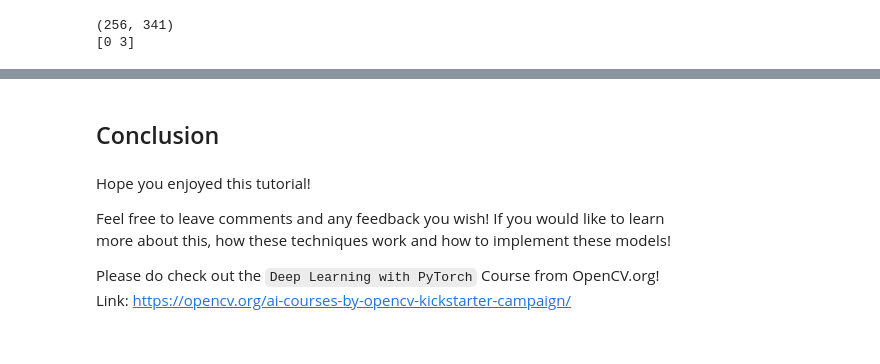
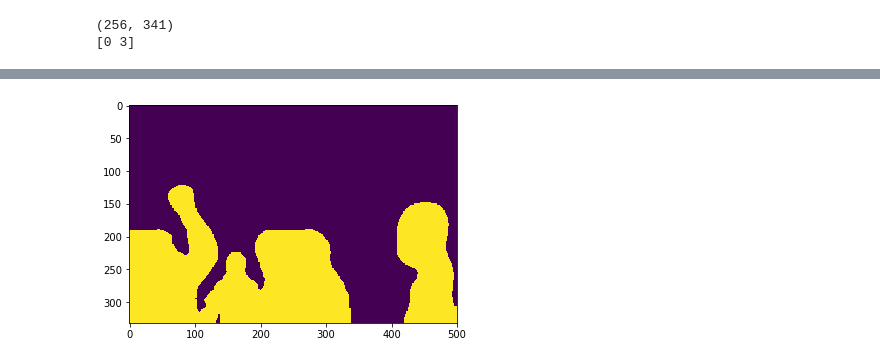
Before and after one commit to hrumst/ML, a Jupyter notebook: competition_7_pytorch.ipynb, the cells around one changed output, grey strips where cells are left out. Cells and saved outputs as stored; diff of their text form; code cells hidden in the pictures.

```diff
--- a/competition_7_pytorch.ipynb
+++ b/competition_7_pytorch.ipynb
@@ -335,10 +130,47 @@ plt.show()
-# %% [markdown]
-## Conclusion
-# %% [markdown]
-Hope you enjoyed this tutorial!
-
-Feel free to leave comments and any feedback you wish! If you would like to learn<br/>
-more about this, how these techniques work and how to implement these models!
-
-Please do check out the `Deep Learning with PyTorch` Course from OpenCV.org! <br/>
-Link: https://opencv.org/ai-courses-by-opencv-kickstarter-campaign/
+# %%
+PERSON_CLASS_ID = 15
+
+def get_person_mask(img_path):
+    image = Image.open(img_path).convert('RGB')
+    w, h = image.size
+    inp = trf(image).unsqueeze(0)
+    out = fcn(inp)['out']
+
+
+    om = torch.argmax(out.squeeze(), dim=0).detach().cpu().numpy()
+
+    labels = np.array(np.where(om == PERSON_CLASS_ID, PERSON_CLASS_ID, 0))
+    return np.array(Image.fromarray(labels.astype('uint8')).resize((w, h)))
+
+# кодирование маски в EncodedPixels
+def mask_to_rle(mask):
+    mask_flat = mask.flatten('F')
+    flag = 0
+    rle_list = list()
+    for i in range(mask_flat.shape[0]):
+        if flag == 0:
+            if mask_flat[i] == PERSON_CLASS_ID:
+                flag = 1
+                starts = i+1
+                rle_list.append(starts)
+        else:
+            if mask_flat[i] == 0:
+                flag = 0
+                ends = i
+                rle_list.append(ends-starts+1)
+    if flag == 1:
+        ends = mask_flat.shape[0]
+        rle_list.append(ends-starts+1)
+    #sanity check
+    if len(rle_list) % 2 != 0:
+        print('NG')
+    if len(rle_list) == 0:
+        rle = np.nan
+    else:
+        rle = ' '.join(map(str,rle_list))
+    return rle
+# %%
+mask_out = get_person_mask(f'./DRIVE/My Drive/competition_7/coco/train2017/train2017/000000281563.jpg')
+plt.imshow(mask_out); plt.show(); plt.pause(.01)
+# %% [output]
+[figure, added]
```
Also changed, not shown: parts of 32 cells of this notebook.
